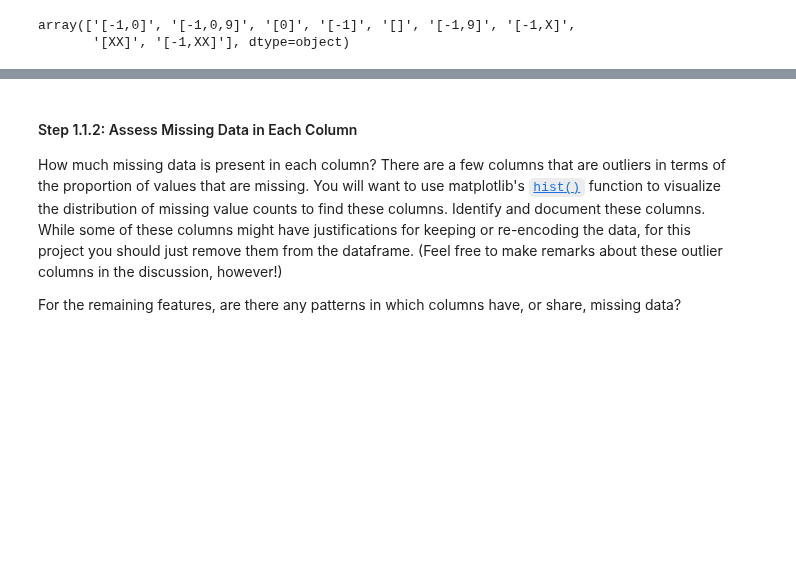
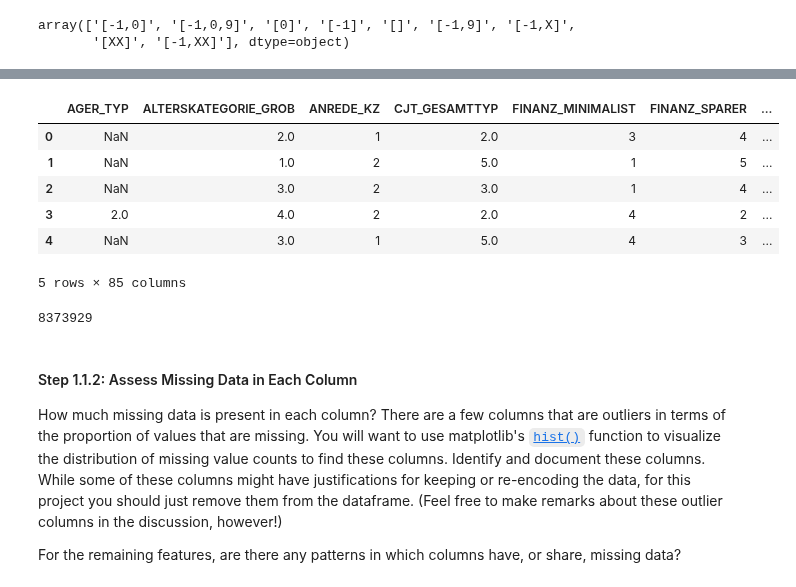
Before and after one commit to jc-udacity/datascientist, a Jupyter notebook: 04_unsupervised_learning/unsupervised_customer_segment_project/Identify_Customer_Segments.ipynb, the cells around one changed output, grey strips where cells are left out. Cells and saved outputs as stored; diff of their text form; code cells hidden in the pictures; blank space fills up the shorter version.

```diff
--- a/04_unsupervised_learning/unsupervised_customer_segment_project/Identify_Customer_Segments.ipynb
+++ b/04_unsupervised_learning/unsupervised_customer_segment_project/Identify_Customer_Segments.ipynb
@@ -112,11 +141,3 @@ values_that_encode_nan
 # %% [output]
 array(['[-1,0]', '[-1,0,9]', '[0]', '[-1]', '[]', '[-1,9]', '[-1,X]',
        '[XX]', '[-1,XX]'], dtype=object)
-# %%
-vals_to_replace_by_nan = []
-for elt in values_that_encode_nan:
-    m = elt.replace("[","").replace("]","").split(",")
-    for val in m:
-        vals_to_replace_by_nan.append(val)
-
-set(vals_to_replace_by_nan)
@@ -124,0 +150,16 @@ set(vals_to_replace_by_nan)
+# %%
+#azdias = pd.read_csv("Udacity_AZDIAS_Subset.csv", delimiter=";")
+for idx in range(0,feat_info.shape[0]):
+    attribute = feat_info['attribute'][idx]
+    print(attribute)
+    vals = feat_info['missing_or_unknown'][idx].replace("[","").replace("]","").split(",")
+    for val in vals:
+        print('Replacing: {}'.format(val))
+        if (val == 'X' or val == 'XX' or val == ''):
+            azdias[attribute].where(azdias[attribute] != val, inplace=True)
+        else:
+            azdias[attribute].where(azdias[attribute] != int(val), inplace=True)
+
+
+
+#azdias[attribute]
@@ -125,3 +201,18 @@ set(vals_to_replace_by_nan)
+# %%
+azdias.head(5)
+# %% [output]
+|  | AGER_TYP | ALTERSKATEGORIE_GROB | ANREDE_KZ | CJT_GESAMTTYP | FINANZ_MINIMALIST | FINANZ_SPARER | ... |
+| 0 | NaN | 2.0 | 1 | 2.0 | 3 | 4 | ... |
+| 1 | NaN | 1.0 | 2 | 5.0 | 1 | 5 | ... |
+| 2 | NaN | 3.0 | 2 | 3.0 | 1 | 4 | ... |
+| 3 | 2.0 | 4.0 | 2 | 2.0 | 4 | 2 | ... |
+| 4 | NaN | 3.0 | 1 | 5.0 | 4 | 3 | ... |
+5 rows × 85 columns
+# %%
+# now that we have changed the missing or unknown value by NaN, we can count again
+azdias.isna().sum().sum()
+# %% [output]
+8373929
 # %% [markdown]
 #### Step 1.1.2: Assess Missing Data in Each Column
 
```
Also changed, not shown: parts of 7 cells of this notebook.
